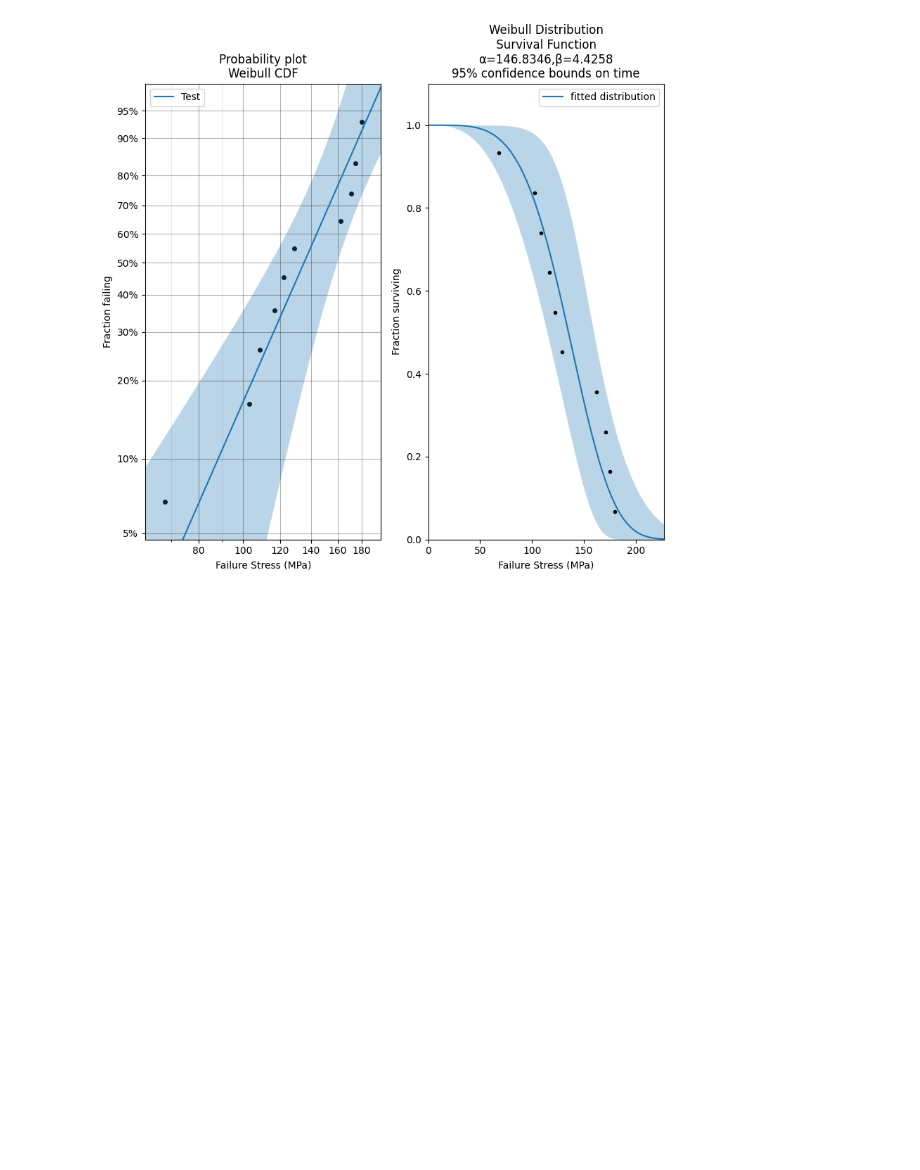
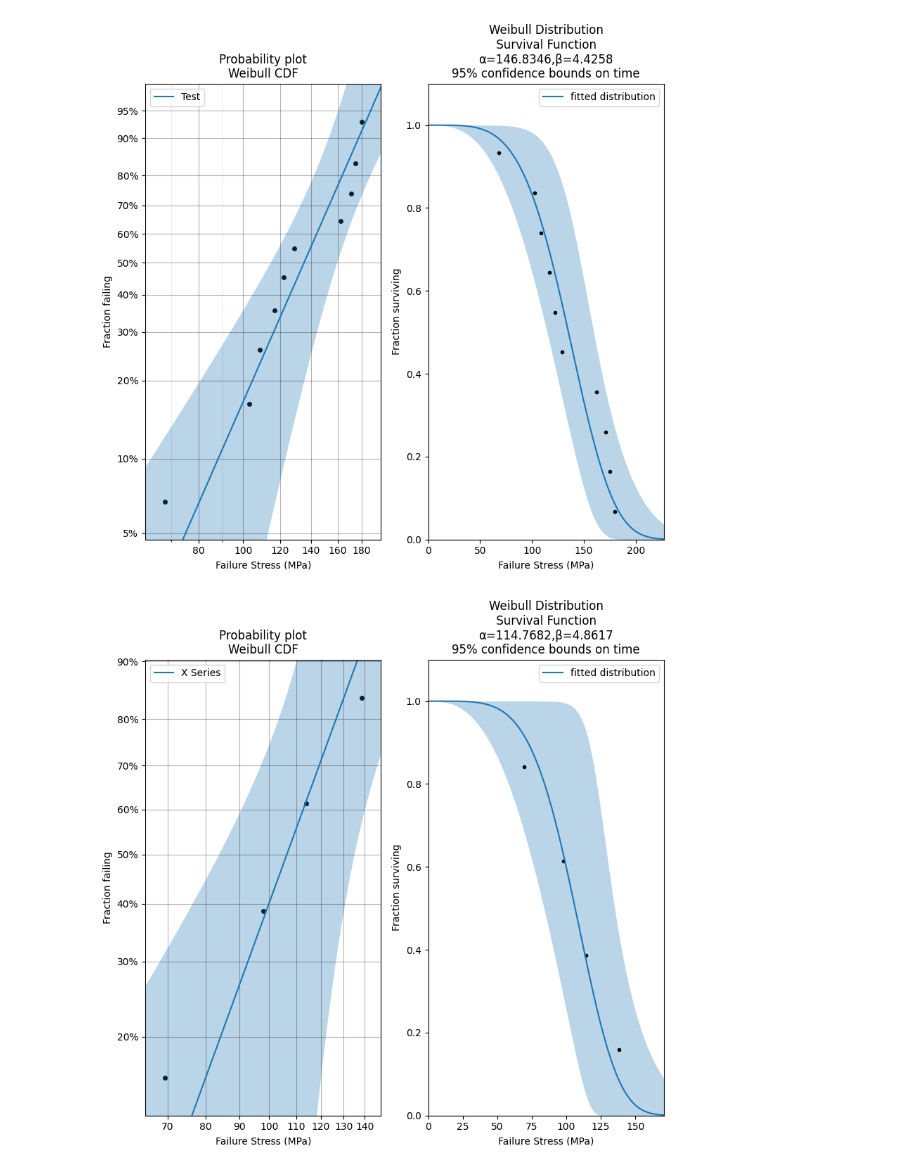
Before and after one commit to Mackus101/GlassMechAnalysis, a Jupyter notebook: analyse.ipynb, the cells around one changed output. Cells and saved outputs as stored; diff of their text form; code cells hidden in the pictures; blank space fills up the shorter version.

Commit message:
Batch plots

```diff
--- a/analyse.ipynb
+++ b/analyse.ipynb
@@ -226,3 +226,22 @@ Goodness of fit    Value
             BIC  103.874
              AD  1.62203
 [figure]
+# %%
+unique_values = gcc_data_clean["Series"].unique()
+# %%
+for letter in unique_values:
+    plot_data = gcc_data_clean[gcc_data_clean["Number"].str.startswith(letter)]["Fracture Stress"].to_numpy(dtype="float32")
+    if len(plot_data) < 2: continue
+
+    plt.clf()
+    plt.subplot(121)
+    test_fit = Fit_Weibull_2P(failures=plot_data, print_results="print_results", label=letter + " Series")  # fits a Weibull distribution to the data and generates the probability plot
+    plt.xlabel("Failure Stress (MPa)")
+    plt.subplot(122)
+    test_fit.distribution.SF(label='fitted distribution')  # uses the distribution object from Fit_Weibull_2P and plots the survival function
+    plot_points(failures=plot_data, func='SF')  # overlays the original data on the survival function
+    plt.legend()
+    plt.xlabel("Failure Stress (MPa)")
+    plt.savefig("Figs/Series_" + letter)
+# %% [output]
+[figure, added]
```
Also changed, not shown: 1 other file.
